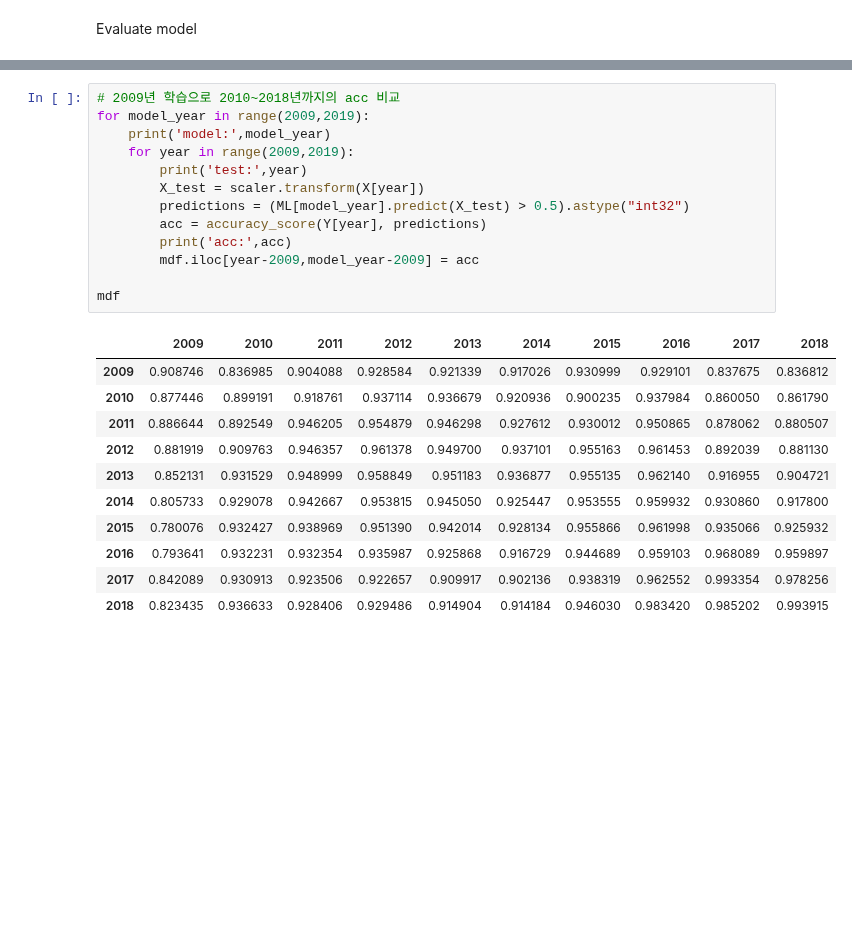
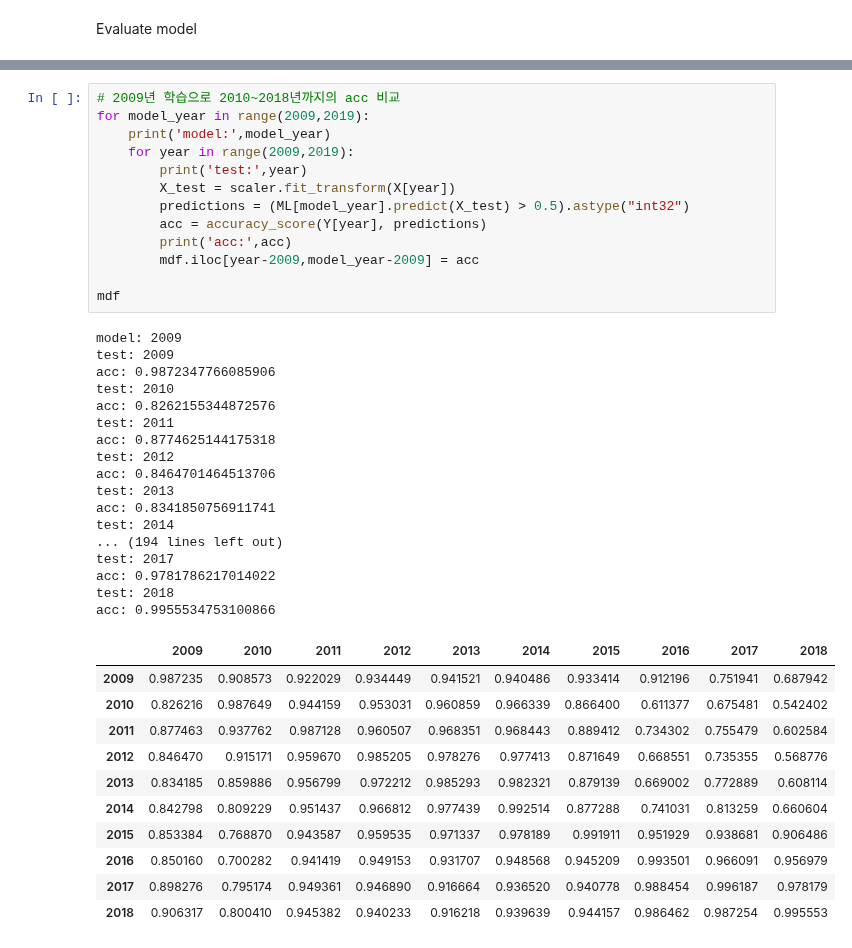
Before and after one commit to dolmani38/drift, a Jupyter notebook: real_data_drift_test_0918.ipynb, the cells around one changed output, grey strips where cells are left out. Drawn from its saved outputs; the diff is of its cells as text; blank space fills up the shorter version.

```diff
--- a/real_data_drift_test_0918.ipynb
+++ b/real_data_drift_test_0918.ipynb
@@ -743,28 +749,45 @@ mdf = pd.DataFrame(metric,columns=['2009','2010','2011','2012','2013','2014','20
 # %%
 # 2009년 학습으로 2010~2018년까지의 acc 비교
 for model_year in range(2009,2019):
     print('model:',model_year)
     for year in range(2009,2019):
         print('test:',year)
-        X_test = scaler.transform(X[year])
+        X_test = scaler.fit_transform(X[year])
         predictions = (ML[model_year].predict(X_test) > 0.5).astype("int32")
         acc = accuracy_score(Y[year], predictions)
         print('acc:',acc)
         mdf.iloc[year-2009,model_year-2009] = acc
 
 mdf
 # %% [output]
+model: 2009
+test: 2009
+acc: 0.9872347766085906
+test: 2010
+acc: 0.8262155344872576
+test: 2011
+acc: 0.8774625144175318
+test: 2012
+acc: 0.8464701464513706
+test: 2013
+acc: 0.8341850756911741
+test: 2014
+... (194 lines left out)
+test: 2017
+acc: 0.9781786217014022
+test: 2018
+acc: 0.9955534753100866
 |  | 2009 | 2010 | 2011 | 2012 | 2013 | 2014 | 2015 | 2016 | 2017 | 2018 |
-| 2009 | 0.908746 | 0.836985 | 0.904088 | 0.928584 | 0.921339 | 0.917026 | 0.930999 | 0.929101 | 0.837675 | 0.836812 |
-| 2010 | 0.877446 | 0.899191 | 0.918761 | 0.937114 | 0.936679 | 0.920936 | 0.900235 | 0.937984 | 0.860050 | 0.861790 |
-| 2011 | 0.886644 | 0.892549 | 0.946205 | 0.954879 | 0.946298 | 0.927612 | 0.930012 | 0.950865 | 0.878062 | 0.880507 |
-| 2012 | 0.881919 | 0.909763 | 0.946357 | 0.961378 | 0.949700 | 0.937101 | 0.955163 | 0.961453 | 0.892039 | 0.881130 |
-| 2013 | 0.852131 | 0.931529 | 0.948999 | 0.958849 | 0.951183 | 0.936877 | 0.955135 | 0.962140 | 0.916955 | 0.904721 |
-| 2014 | 0.805733 | 0.929078 | 0.942667 | 0.953815 | 0.945050 | 0.925447 | 0.953555 | 0.959932 | 0.930860 | 0.917800 |
-| 2015 | 0.780076 | 0.932427 | 0.938969 | 0.951390 | 0.942014 | 0.928134 | 0.955866 | 0.961998 | 0.935066 | 0.925932 |
-| 2016 | 0.793641 | 0.932231 | 0.932354 | 0.935987 | 0.925868 | 0.916729 | 0.944689 | 0.959103 | 0.968089 | 0.959897 |
-| 2017 | 0.842089 | 0.930913 | 0.923506 | 0.922657 | 0.909917 | 0.902136 | 0.938319 | 0.962552 | 0.993354 | 0.978256 |
-| 2018 | 0.823435 | 0.936633 | 0.928406 | 0.929486 | 0.914904 | 0.914184 | 0.946030 | 0.983420 | 0.985202 | 0.993915 |
+| 2009 | 0.987235 | 0.908573 | 0.922029 | 0.934449 | 0.941521 | 0.940486 | 0.933414 | 0.912196 | 0.751941 | 0.687942 |
+| 2010 | 0.826216 | 0.987649 | 0.944159 | 0.953031 | 0.960859 | 0.966339 | 0.866400 | 0.611377 | 0.675481 | 0.542402 |
+| 2011 | 0.877463 | 0.937762 | 0.987128 | 0.960507 | 0.968351 | 0.968443 | 0.889412 | 0.734302 | 0.755479 | 0.602584 |
+| 2012 | 0.846470 | 0.915171 | 0.959670 | 0.985205 | 0.978276 | 0.977413 | 0.871649 | 0.668551 | 0.735355 | 0.568776 |
+| 2013 | 0.834185 | 0.859886 | 0.956799 | 0.972212 | 0.985293 | 0.982321 | 0.879139 | 0.669002 | 0.772889 | 0.608114 |
+| 2014 | 0.842798 | 0.809229 | 0.951437 | 0.966812 | 0.977439 | 0.992514 | 0.877288 | 0.741031 | 0.813259 | 0.660604 |
+| 2015 | 0.853384 | 0.768870 | 0.943587 | 0.959535 | 0.971337 | 0.978189 | 0.991911 | 0.951929 | 0.938681 | 0.906486 |
+| 2016 | 0.850160 | 0.700282 | 0.941419 | 0.949153 | 0.931707 | 0.948568 | 0.945209 | 0.993501 | 0.966091 | 0.956979 |
+| 2017 | 0.898276 | 0.795174 | 0.949361 | 0.946890 | 0.916664 | 0.936520 | 0.940778 | 0.988454 | 0.996187 | 0.978179 |
+| 2018 | 0.906317 | 0.800410 | 0.945382 | 0.940233 | 0.916218 | 0.939639 | 0.944157 | 0.986462 | 0.987254 | 0.995553 |
 # %%
 plt.figure(figsize=(12,10))
 mask = np.zeros_like(mdf)
```
Also changed, not shown: parts of 10 cells of this notebook.
